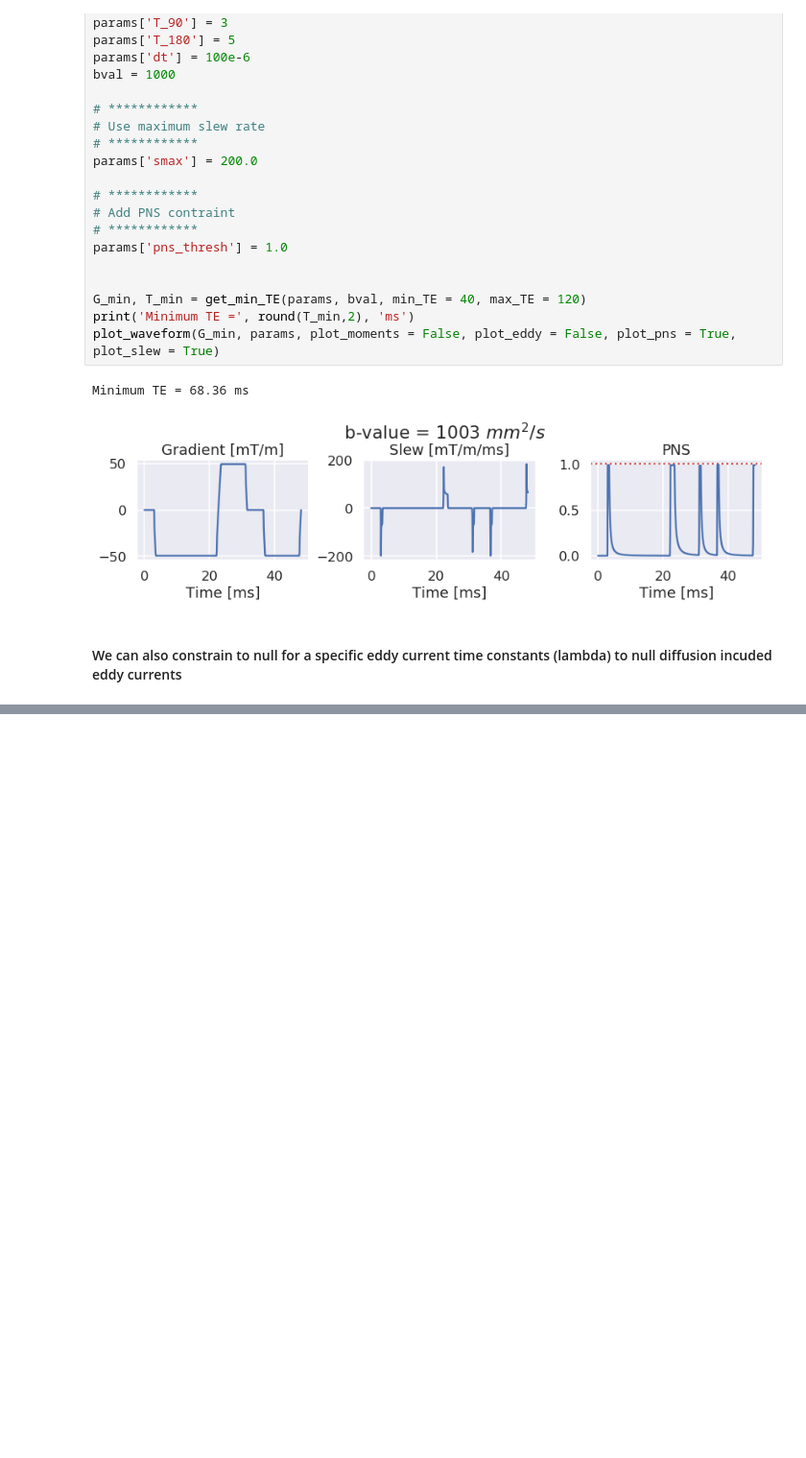
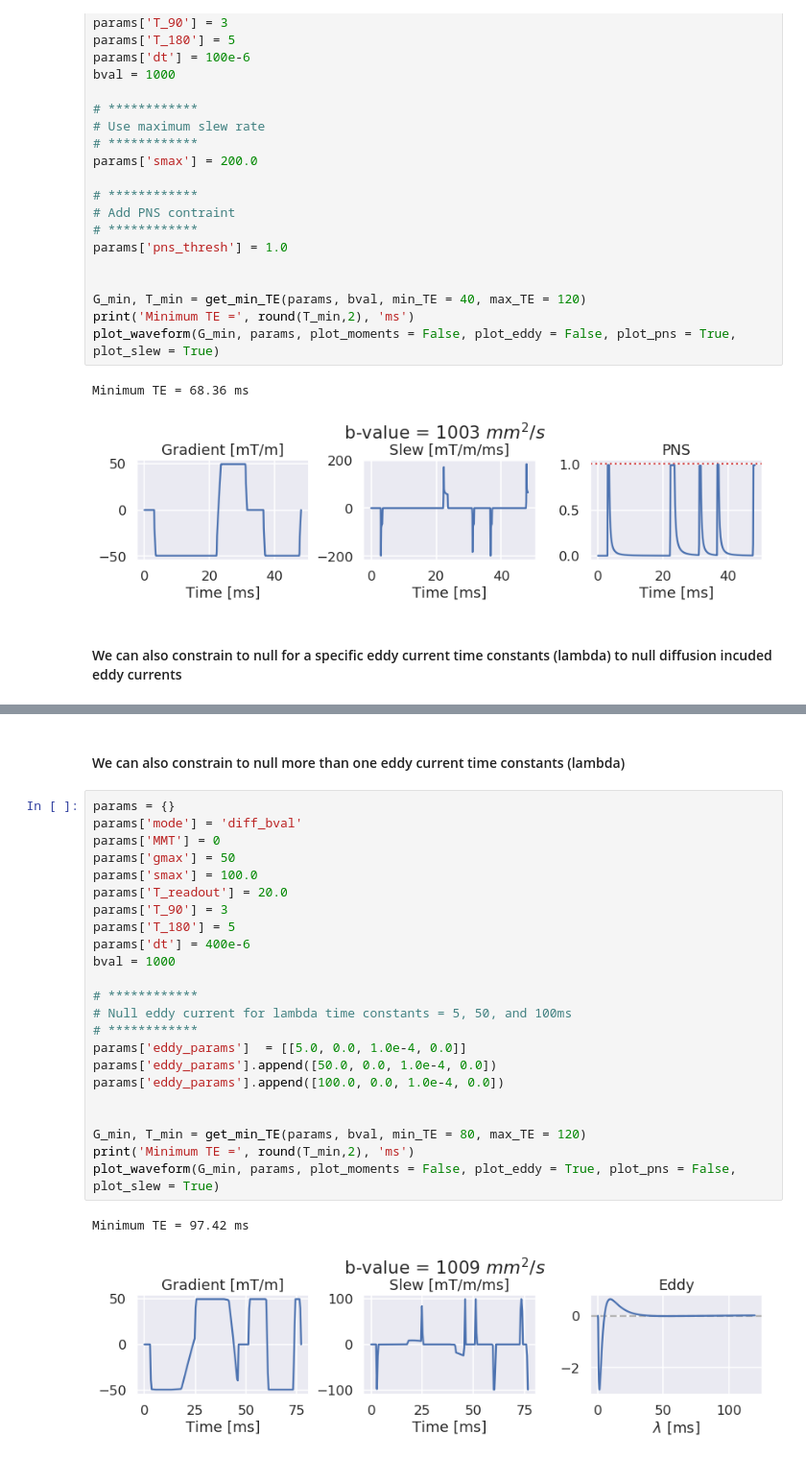
Before and after one commit to mloecher/gropt, a Jupyter notebook: python/ismrm_demo.ipynb, the cells around one changed output, grey strips where cells are left out. Shown at 96% size. Saved outputs shown, nothing was run; the diff lists cells and outputs as text; blank space fills up the shorter version.

Commit message:
Added some more comments for constraints

```diff
--- a/python/ismrm_demo.ipynb
+++ b/python/ismrm_demo.ipynb
@@ -335,0 +409,28 @@ Minimum TE = 86.64 ms
+# %% [markdown]
+#### We can also constrain to null more than one eddy current time constants (lambda)
+# %%
+params = {}
+params['mode'] = 'diff_bval'
+params['MMT'] = 0
+params['gmax'] = 50
+params['smax'] = 100.0
+params['T_readout'] = 20.0
+params['T_90'] = 3
+params['T_180'] = 5
+params['dt'] = 400e-6
+bval = 1000
+
+# ************
+# Null eddy current for lambda time constants = 5, 50, and 100ms
+# ************
+params['eddy_params']  = [[5.0, 0.0, 1.0e-4, 0.0]]
+params['eddy_params'].append([50.0, 0.0, 1.0e-4, 0.0])
+params['eddy_params'].append([100.0, 0.0, 1.0e-4, 0.0])
+
+
+G_min, T_min = get_min_TE(params, bval, min_TE = 80, max_TE = 120)
+print('Minimum TE =', round(T_min,2), 'ms')
+plot_waveform(G_min, params, plot_moments = False, plot_eddy = True, plot_pns = False, plot_slew = True)
+# %% [output]
+Minimum TE = 97.42 ms
+[figure, added]
```
Also changed, not shown: parts of 5 cells of this notebook, 1 other file.
